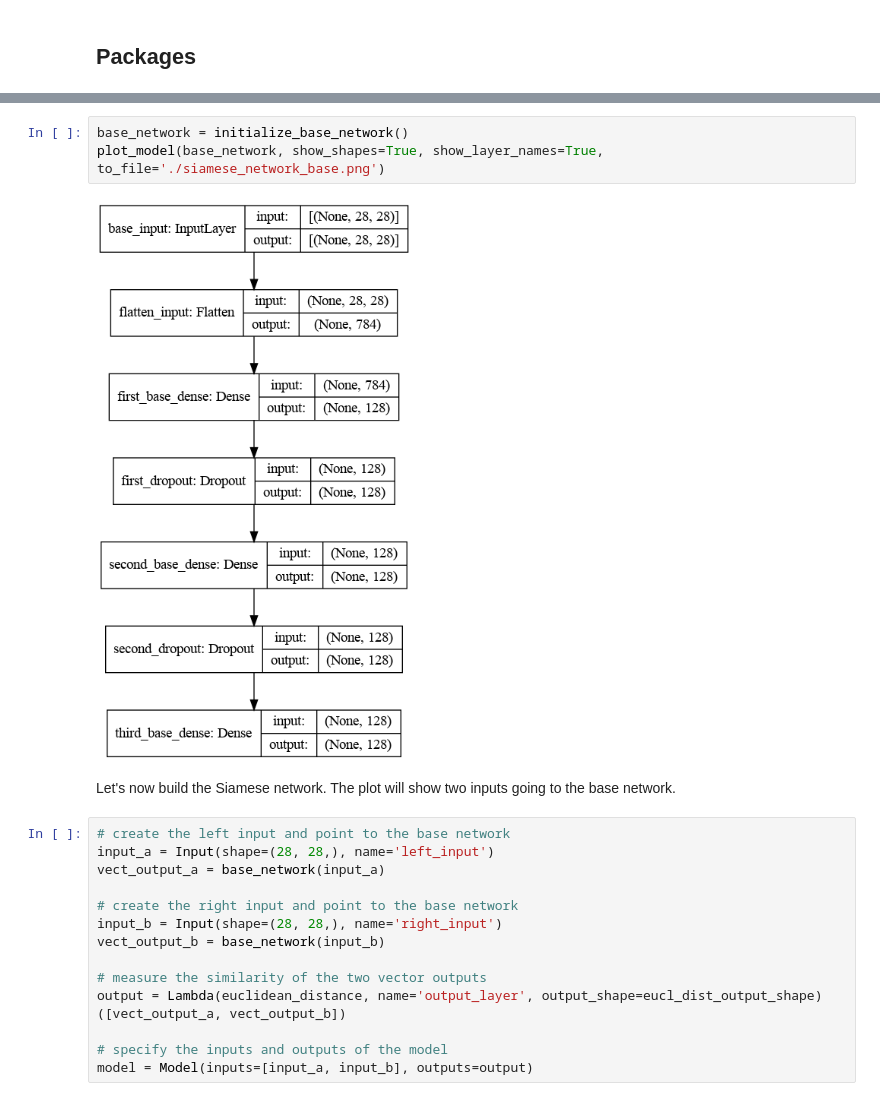
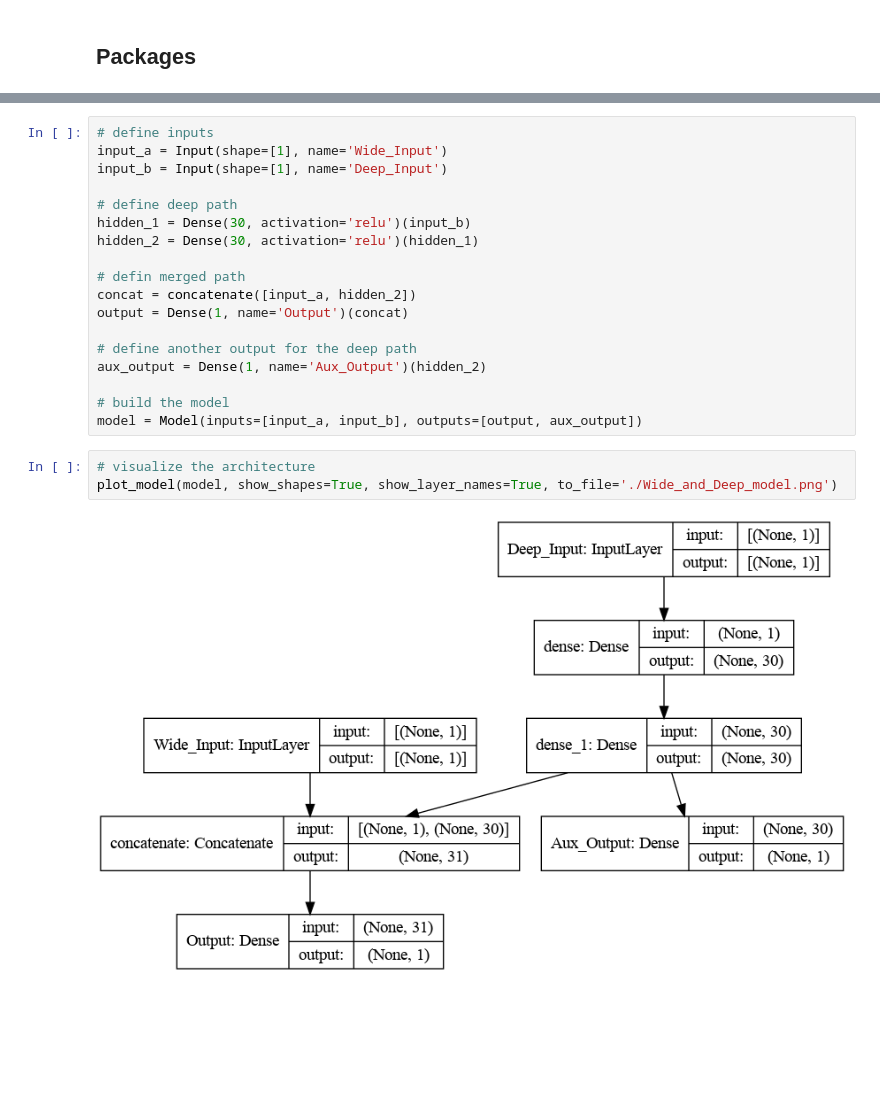
Before and after one commit to anilkunwar/coursera, a Jupyter notebook: DeepLearningAI_Custom_Models_Layers_and_Loss_Functions_with_Tensorflow/week1/C1_W1_Lab3_Siamese-Network.ipynb, the cells around one changed output, grey strips where cells are left out. Drawn from its saved outputs; the diff is of its cells as text; blank space fills up the shorter version.

```diff
--- a/DeepLearningAI_Custom_Models_Layers_and_Loss_Functions_with_Tensorflow/week1/C1_W1_Lab3_Siamese-Network.ipynb
+++ b/DeepLearningAI_Custom_Models_Layers_and_Loss_Functions_with_Tensorflow/week1/C1_W1_Lab3_Siamese-Network.ipynb
@@ -137,21 +28,23 @@ Let's see how our base network looks. This is where the two inputs will pass thr
+# %%
+# define inputs
+input_a = Input(shape=[1], name='Wide_Input')
+input_b = Input(shape=[1], name='Deep_Input')
+
+# define deep path
+hidden_1 = Dense(30, activation='relu')(input_b)
+hidden_2 = Dense(30, activation='relu')(hidden_1)
+
+# defin merged path
+concat = concatenate([input_a, hidden_2])
+output = Dense(1, name='Output')(concat)
+
+# define another output for the deep path
+aux_output = Dense(1, name='Aux_Output')(hidden_2)
+
+# build the model
+model = Model(inputs=[input_a, input_b], outputs=[output, aux_output])
 # %%
-base_network = initialize_base_network()
-plot_model(base_network, show_shapes=True, show_layer_names=True, to_file='./siamese_network_base.png')
+# visualize the architecture
+plot_model(model, show_shapes=True, show_layer_names=True, to_file='./Wide_and_Deep_model.png')
 # %% [output]
-[figure, old version]
+[figure, new version]
-# %% [markdown]
-Let's now build the Siamese network. The plot will show two inputs going to the base network.
-# %%
-# create the left input and point to the base network
-input_a = Input(shape=(28, 28,), name='left_input')
-vect_output_a = base_network(input_a)
-
-# create the right input and point to the base network
-input_b = Input(shape=(28, 28,), name='right_input')
-vect_output_b = base_network(input_b)
-
-# measure the similarity of the two vector outputs
-output = Lambda(euclidean_distance, name='output_layer', output_shape=eucl_dist_output_shape)([vect_output_a, vect_output_b])
-
-# specify the inputs and outputs of the model
-model = Model(inputs=[input_a, input_b], outputs=output)
```
Also changed, not shown: parts of 32 cells of this notebook, 3 other files.
